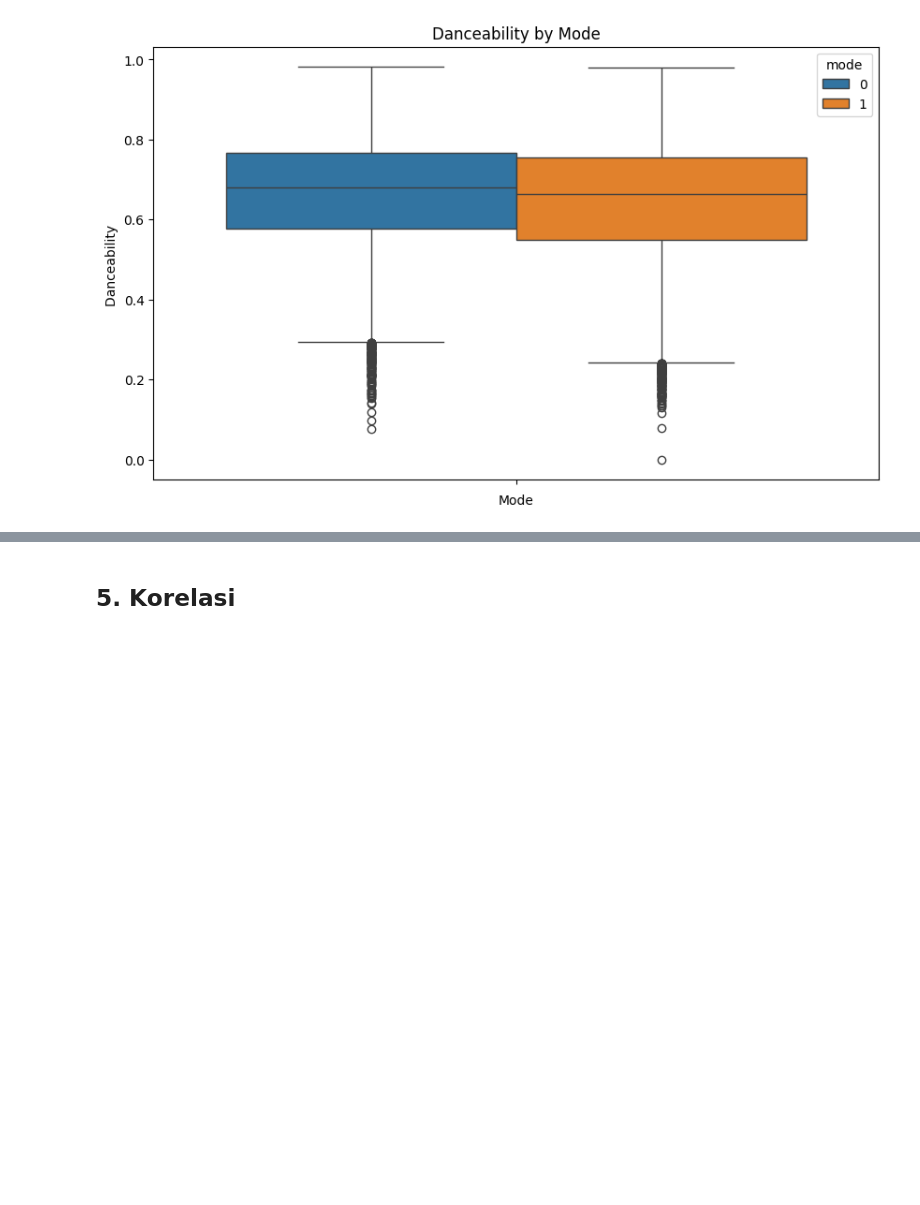
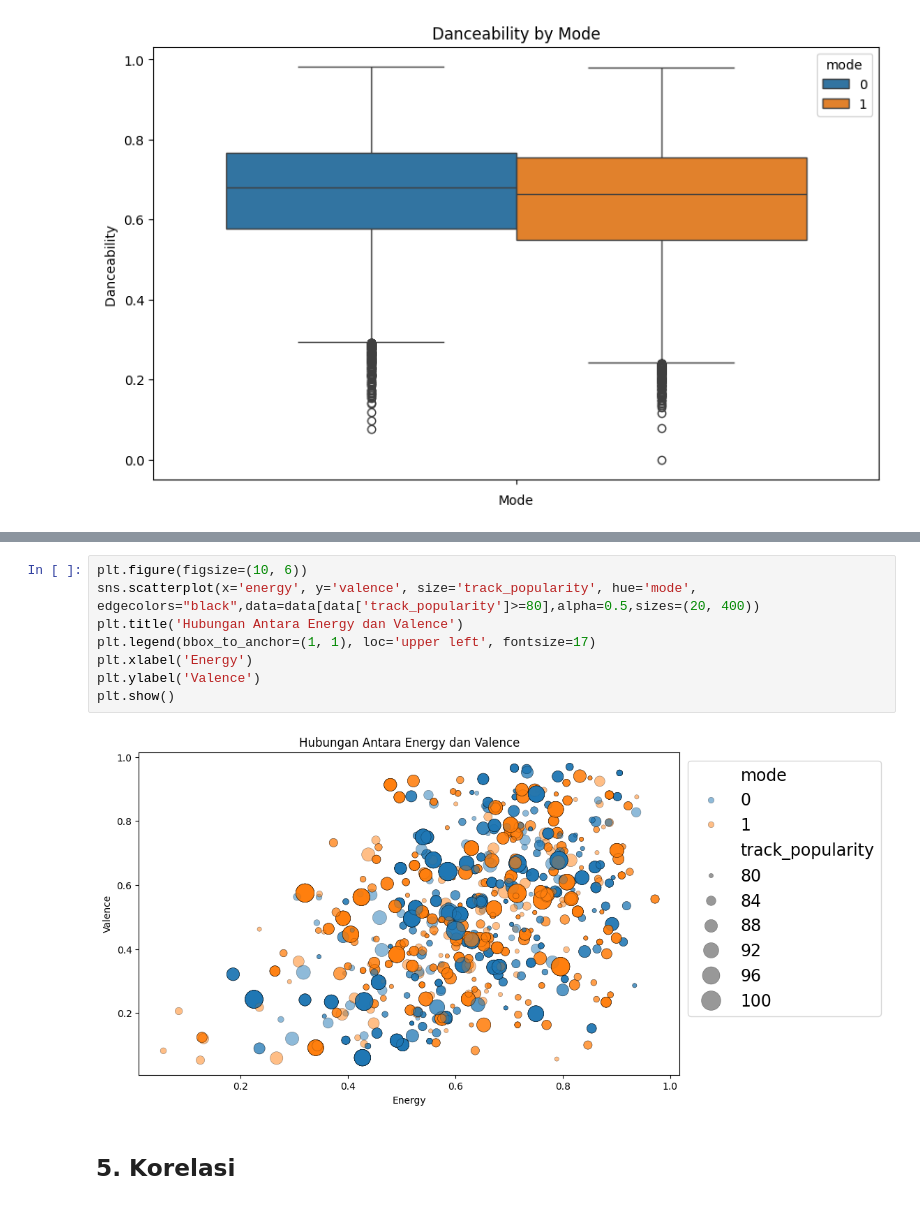
Before and after one commit to susTuna/Analisis-dan-Visualisasi-Data-Lagu-Spotify, a Jupyter notebook: Visualisasi dan Korelasi.ipynb, the cells around one changed output, grey strips where cells are left out. Drawn from its saved outputs; the diff is of its cells as text; blank space fills up the shorter version.

```diff
--- a/Visualisasi dan Korelasi.ipynb
+++ b/Visualisasi dan Korelasi.ipynb
@@ -122,3 +135,13 @@ fig.show()
+# %%
+plt.figure(figsize=(10, 6))
+sns.scatterplot(x='energy', y='valence', size='track_popularity', hue='mode', edgecolors="black",data=data[data['track_popularity']>=80],alpha=0.5,sizes=(20, 400))
+plt.title('Hubungan Antara Energy dan Valence')
+plt.legend(bbox_to_anchor=(1, 1), loc='upper left', fontsize=17)
+plt.xlabel('Energy')
+plt.ylabel('Valence')
+plt.show()
+# %% [output]
+[figure, added]
 # %% [markdown]
 ## **5. Korelasi**
 # %% [markdown]
```
Also changed, not shown: parts of 5 cells of this notebook.
